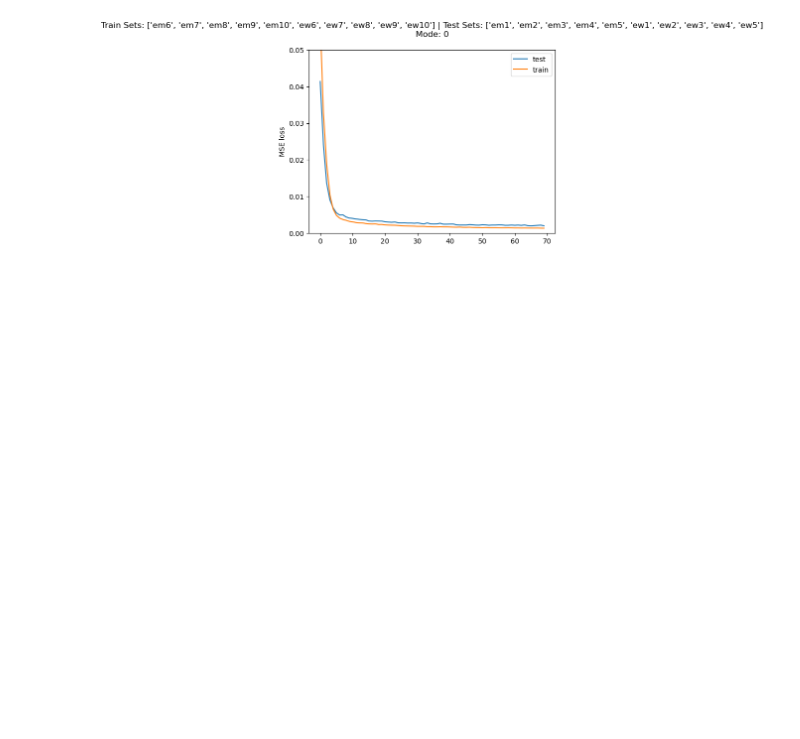
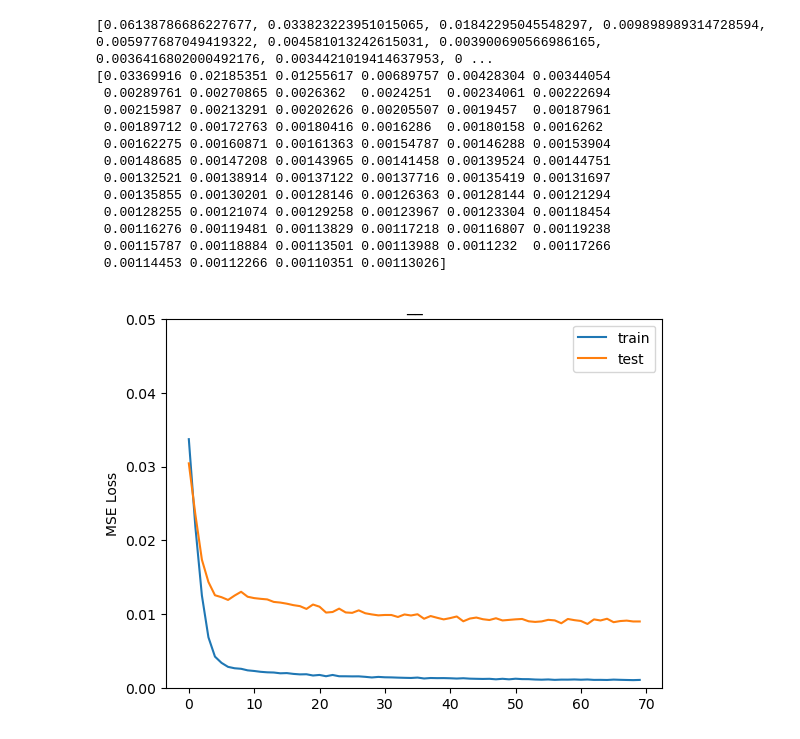
Before and after one commit to hiyuantang/FAU_Dataset, a Jupyter notebook: code/vis_jacob_loss.ipynb, the cells around one changed output. Saved outputs shown, nothing was run; the diff lists cells and outputs as text; code cells hidden in the pictures; blank space fills up the shorter version.

```diff
--- a/code/vis_jacob_loss.ipynb
+++ b/code/vis_jacob_loss.ipynb
@@ -106,5 +327,18 @@ FileNotFoundError: [Errno 2] No such file or directory: 'D:/GitHub/FAU_Dataset/c
 # %%
-plot_MSE_loss('D:/GitHub/FAU_Dataset/code/results_r34/results.txt')
+plot_mse_loss('D:/GitHub/FAU_Dataset/code/results_r33/results.txt', '__')
 # %% [output]
+[0.06138786686227677, 0.033823223951015065, 0.01842295045548297, 0.009898989314728594, 0.005977687049419322, 0.004581013242615031, 0.003900690566986165, 0.0036416802000492176, 0.0034421019414637953, 0 ...
+[0.03369916 0.02185351 0.01255617 0.00689757 0.00428304 0.00344054
+ 0.00289761 0.00270865 0.0026362  0.0024251  0.00234061 0.00222694
+ 0.00215987 0.00213291 0.00202626 0.00205507 0.0019457  0.00187961
+ 0.00189712 0.00172763 0.00180416 0.0016286  0.00180158 0.0016262
+ 0.00162275 0.00160871 0.00161363 0.00154787 0.00146288 0.00153904
+ 0.00148685 0.00147208 0.00143965 0.00141458 0.00139524 0.00144751
+ 0.00132521 0.00138914 0.00137122 0.00137716 0.00135419 0.00131697
+ 0.00135855 0.00130201 0.00128146 0.00126363 0.00128144 0.00121294
+ 0.00128255 0.00121074 0.00129258 0.00123967 0.00123304 0.00118454
+ 0.00116276 0.00119481 0.00113829 0.00117218 0.00116807 0.00119238
+ 0.00115787 0.00118884 0.00113501 0.00113988 0.0011232  0.00117266
+ 0.00114453 0.00112266 0.00110351 0.00113026]
-[figure, old version]
+[figure, new version]
 # %%
```
Also changed, not shown: parts of 7 cells of this notebook.
